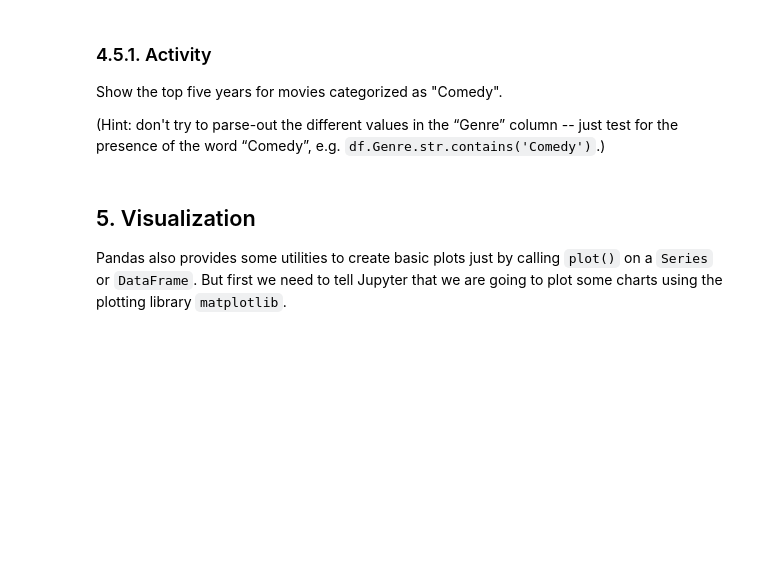
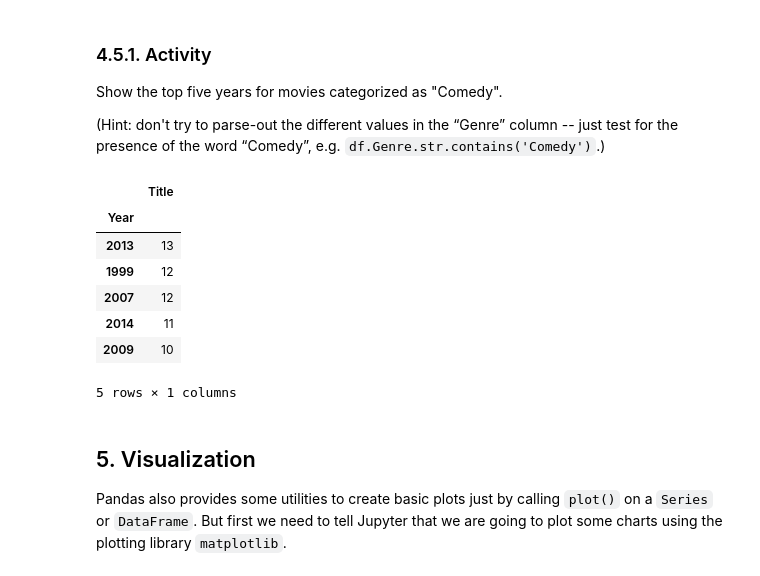
Before and after one commit to NCSU-Libraries/data-viz-workshops, a Jupyter notebook: Data_Manipulation_with_Python/data_manipulation.ipynb, the cells around one changed output. Drawn from its saved outputs; the diff is of its cells as text; code cells hidden in the pictures; blank space fills up the shorter version.

```diff
--- a/Data_Manipulation_with_Python/data_manipulation.ipynb
+++ b/Data_Manipulation_with_Python/data_manipulation.ipynb
@@ -528,3 +1376,16 @@ Show the top five years for movies categorized as "Comedy".
+# %%
+# Write your code here
+
+df[df.Genre.str.contains('Comedy')].groupby('Year')[['Title']].aggregate(len).sort_values("Title", ascending=False).head()
+# %% [output]
+|  | Title |
+| Year |  |
+| 2013 | 13 |
+| 1999 | 12 |
+| 2007 | 12 |
+| 2014 | 11 |
+| 2009 | 10 |
+5 rows × 1 columns
 # %% [markdown]
 ## 5. Visualization
 
```
Also changed, not shown: parts of 88 cells of this notebook.
